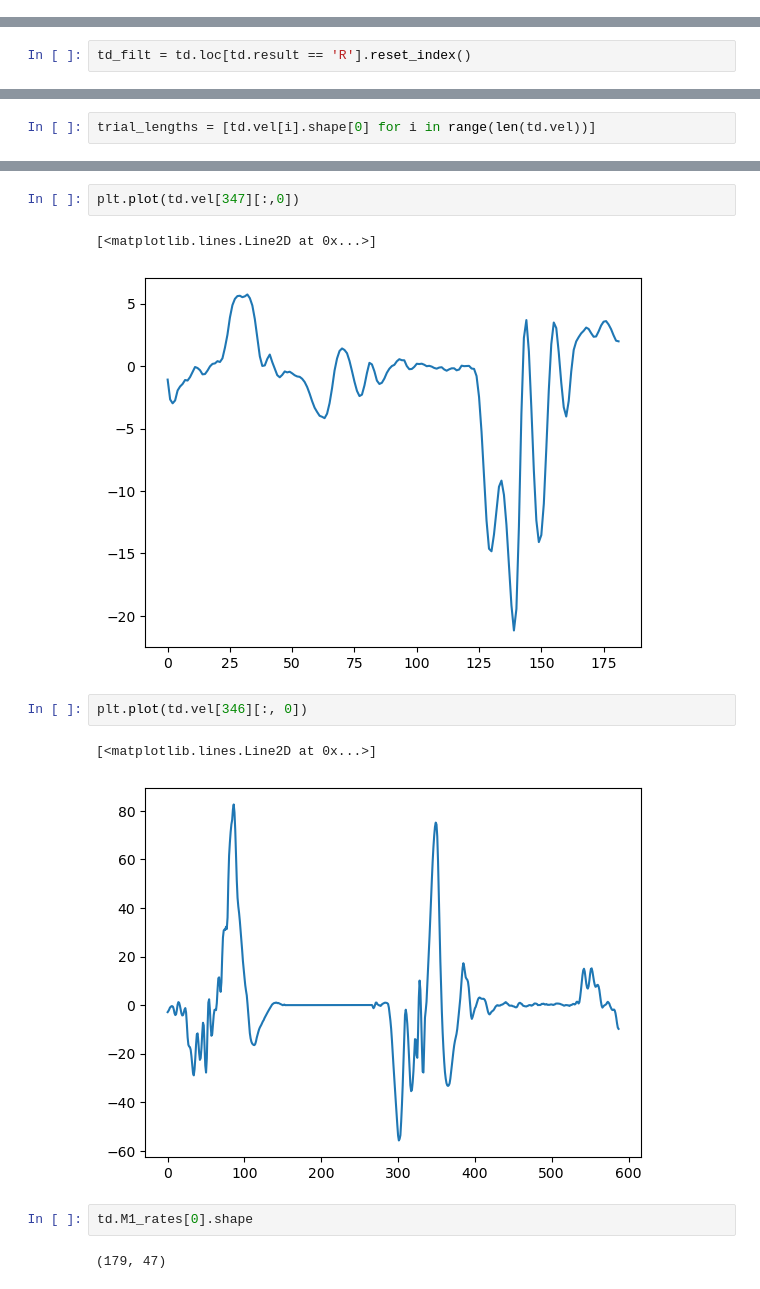
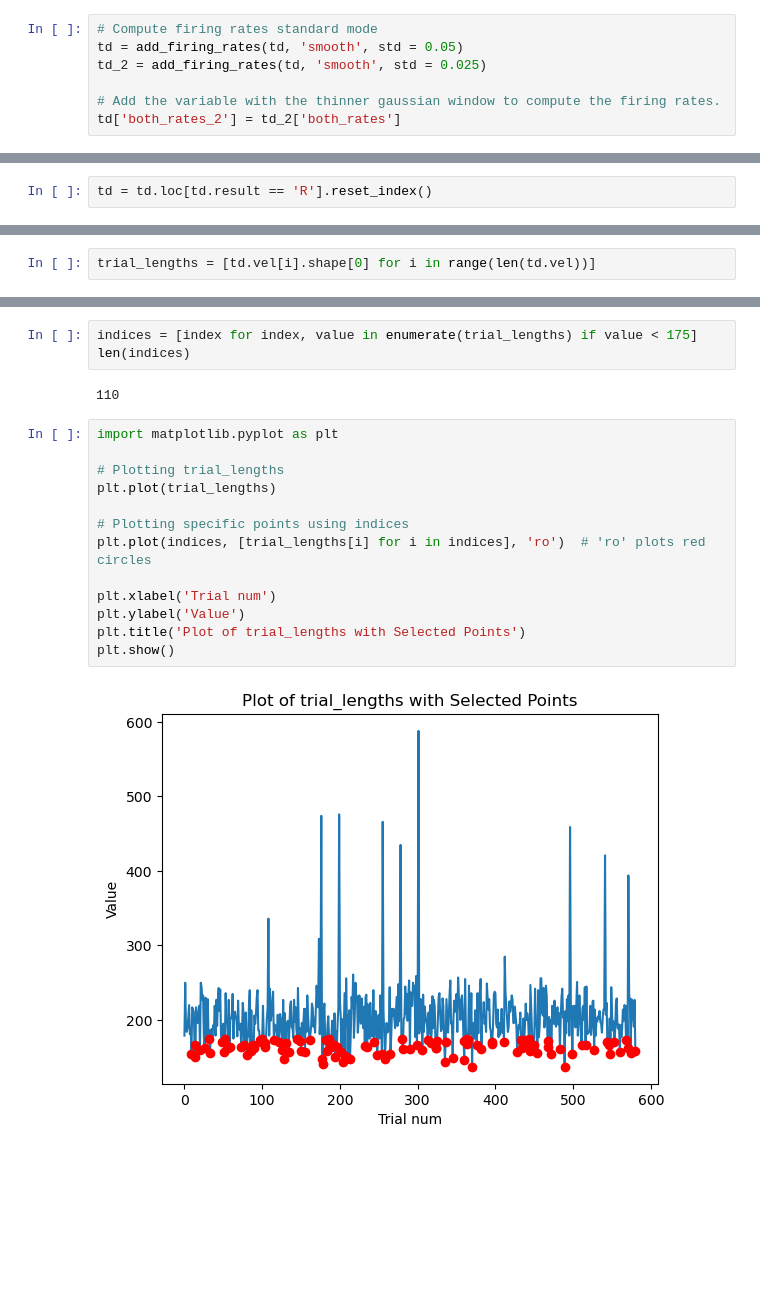
Before and after one commit to nereaiscamu/CL_UpperLimb_Control, a Jupyter notebook: Preprocess_ForceTask.ipynb, the cells around one changed output, grey strips where cells are left out. Drawn from its saved outputs; the diff is of its cells as text; blank space fills up the shorter version.

```diff
--- a/Preprocess_ForceTask.ipynb
+++ b/Preprocess_ForceTask.ipynb
@@ -61,0 +119,7 @@ Index(['monkey', 'date', 'task', 'target_direction', 'trial_id', 'result',
+# %%
+# Compute firing rates standard mode
+td = add_firing_rates(td, 'smooth', std = 0.05)
+td_2 = add_firing_rates(td, 'smooth', std = 0.025)
+
+# Add the variable with the thinner gaussian window to compute the firing rates.
+td['both_rates_2'] = td_2['both_rates']
@@ -62,2 +128,2 @@ Index(['monkey', 'date', 'task', 'target_direction', 'trial_id', 'result',
 # %%
-td_filt = td.loc[td.result == 'R'].reset_index()
+td = td.loc[td.result == 'R'].reset_index()
@@ -105,14 +142,20 @@ np.argmax(trial_lengths)
-# %%
-plt.plot(td.vel[347][:,0])
-# %% [output]
-[<matplotlib.lines.Line2D at 0x...>]
-[figure, removed]
-# %%
-plt.plot(td.vel[346][:, 0])
-# %% [output]
-[<matplotlib.lines.Line2D at 0x...>]
-[figure, removed]
-# %%
-td.M1_rates[0].shape
-# %% [output]
-(179, 47)
+# %%
+indices = [index for index, value in enumerate(trial_lengths) if value < 175]
+len(indices)
+# %% [output]
+110
+# %%
+import matplotlib.pyplot as plt
+
+# Plotting trial_lengths
+plt.plot(trial_lengths)
+
+# Plotting specific points using indices
+plt.plot(indices, [trial_lengths[i] for i in indices], 'ro')  # 'ro' plots red circles
+
+plt.xlabel('Trial num')
+plt.ylabel('Value')
+plt.title('Plot of trial_lengths with Selected Points')
+plt.show()
+# %% [output]
+[figure, added]
```
Also changed, not shown: parts of 50 cells of this notebook.
